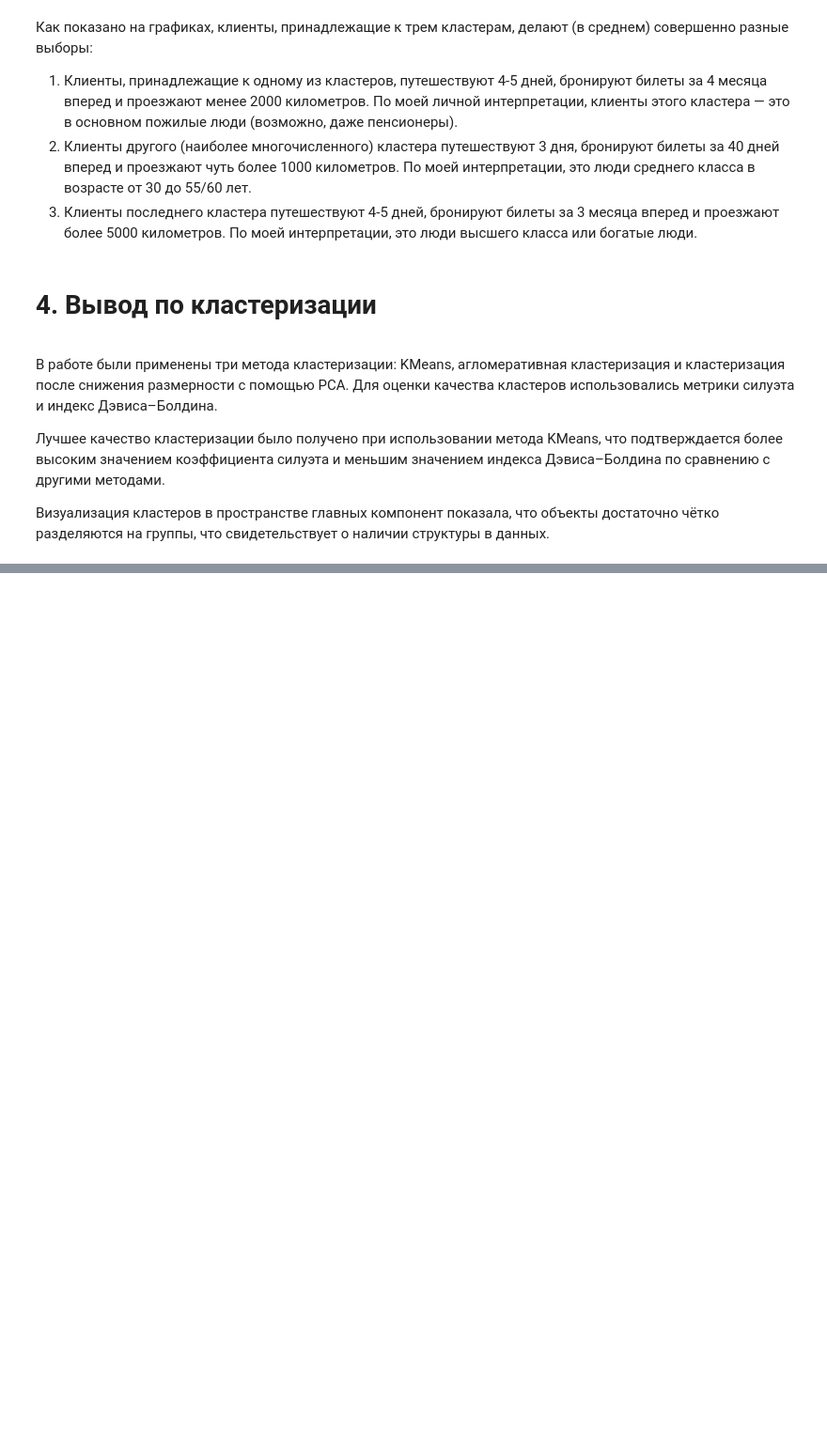
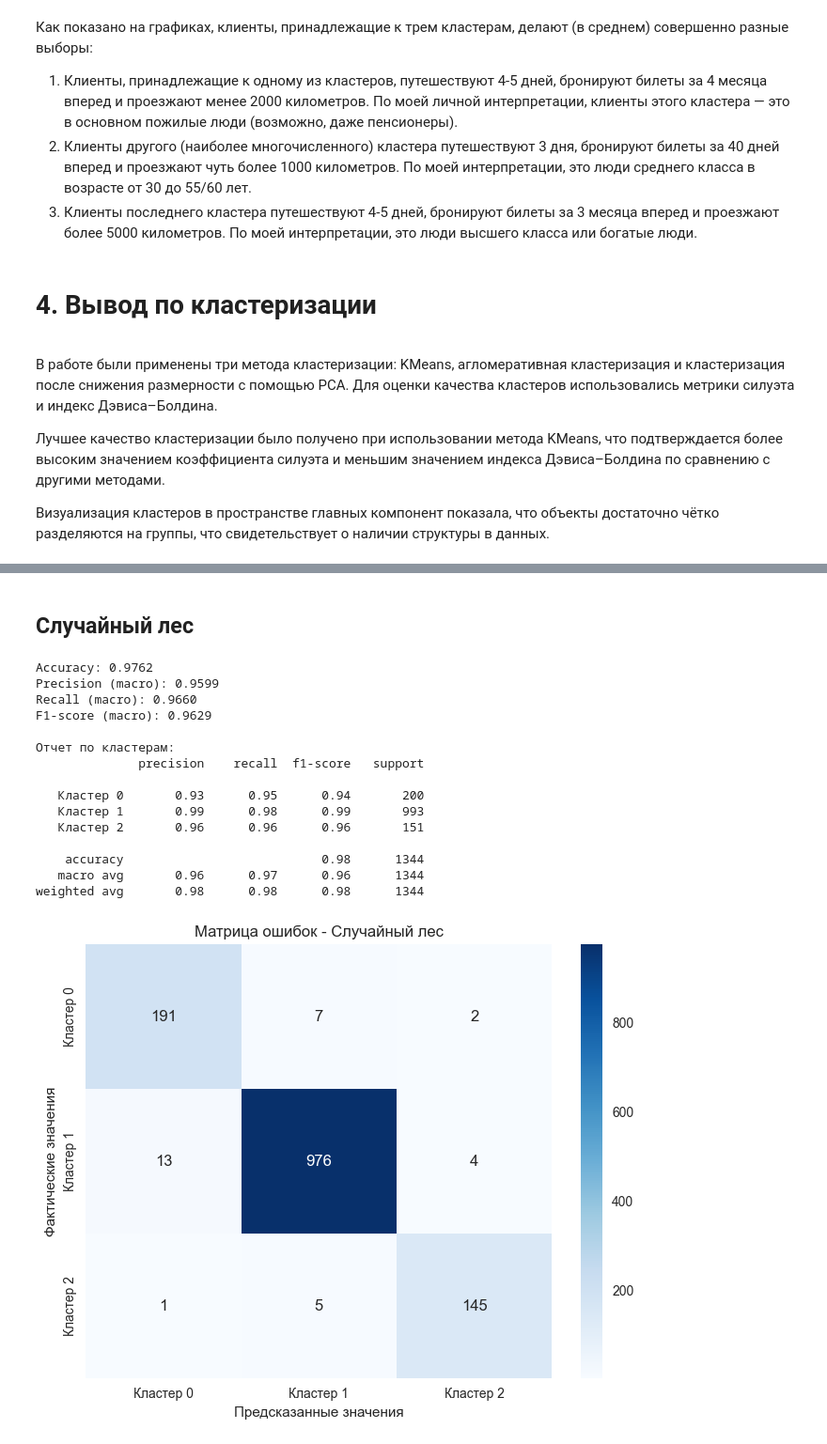
Before and after one commit to ArtemKrutoiy123/team_work_travel, a Jupyter notebook: travels_clasterization.ipynb, the cells around one changed output, grey strips where cells are left out. Shown at 94% size. Drawn from its saved outputs; the diff is of its cells as text; code cells hidden in the pictures; blank space fills up the shorter version.

```diff
--- a/travels_clasterization.ipynb
+++ b/travels_clasterization.ipynb
@@ -866,0 +1042,54 @@ plt.tight_layout()
+# %% [markdown]
+## Случайный лес
+# %%
+rf_model = RandomForestClassifier(
+    n_estimators=100,
+    max_depth=10,
+    min_samples_split=5,
+    min_samples_leaf=2,
+    class_weight='balanced',
+    random_state=42,
+    n_jobs=-1
+)
+rf_model.fit(X_train, y_train)
+
+y_pred_rf = rf_model.predict(X_test)
+
+print(f"Accuracy: {accuracy_score(y_test, y_pred_rf):.4f}")
+print(f"Precision (macro): {precision_score(y_test, y_pred_rf, average='macro'):.4f}")
+print(f"Recall (macro): {recall_score(y_test, y_pred_rf, average='macro'):.4f}")
+print(f"F1-score (macro): {f1_score(y_test, y_pred_rf, average='macro'):.4f}")
+print("\nОтчет по кластерам:")
+print(classification_report(y_test, y_pred_rf, target_names=['Кластер 0', 'Кластер 1', 'Кластер 2']))
+
+plt.figure(figsize=(8, 6))
+cm = confusion_matrix(y_test, y_pred_rf)
+sns.heatmap(cm, annot=True, fmt='d', cmap='Blues',
+            xticklabels=['Кластер 0', 'Кластер 1', 'Кластер 2'],
+            yticklabels=['Кластер 0', 'Кластер 1', 'Кластер 2'])
+plt.title('Матрица ошибок - Случайный лес')
+plt.ylabel('Фактические значения')
+plt.xlabel('Предсказанные значения')
+plt.show()
+
+feature_importance = pd.DataFrame({
+    'feature': features,
+    'importance': rf_model.feature_importances_
+}).sort_values('importance', ascending=False)
+# %% [output]
+Accuracy: 0.9762
+Precision (macro): 0.9599
+Recall (macro): 0.9660
+F1-score (macro): 0.9629
+
+Отчет по кластерам:
+              precision    recall  f1-score   support
+
+   Кластер 0       0.93      0.95      0.94       200
+   Кластер 1       0.99      0.98      0.99       993
+   Кластер 2       0.96      0.96      0.96       151
+
+    accuracy                           0.98      1344
+   macro avg       0.96      0.97      0.96      1344
+weighted avg       0.98      0.98      0.98      1344
+[figure, added]
```
Also changed, not shown: parts of 31 cells of this notebook, 1 other file.
